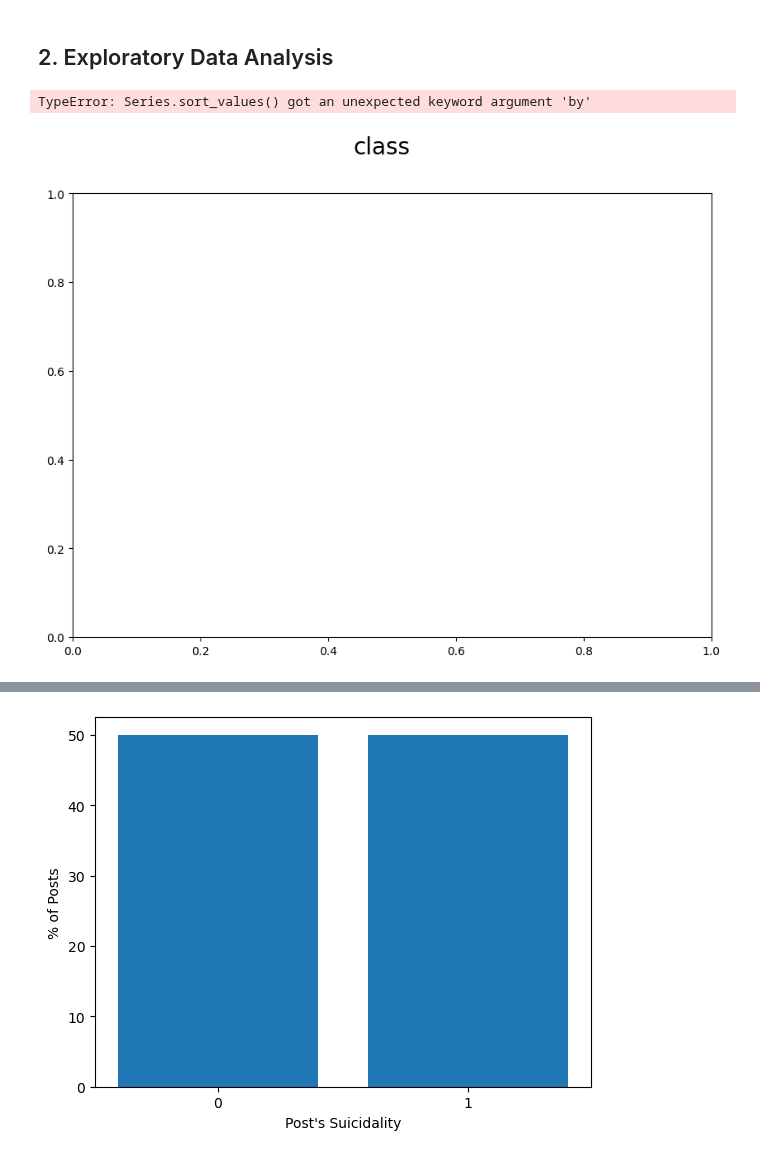
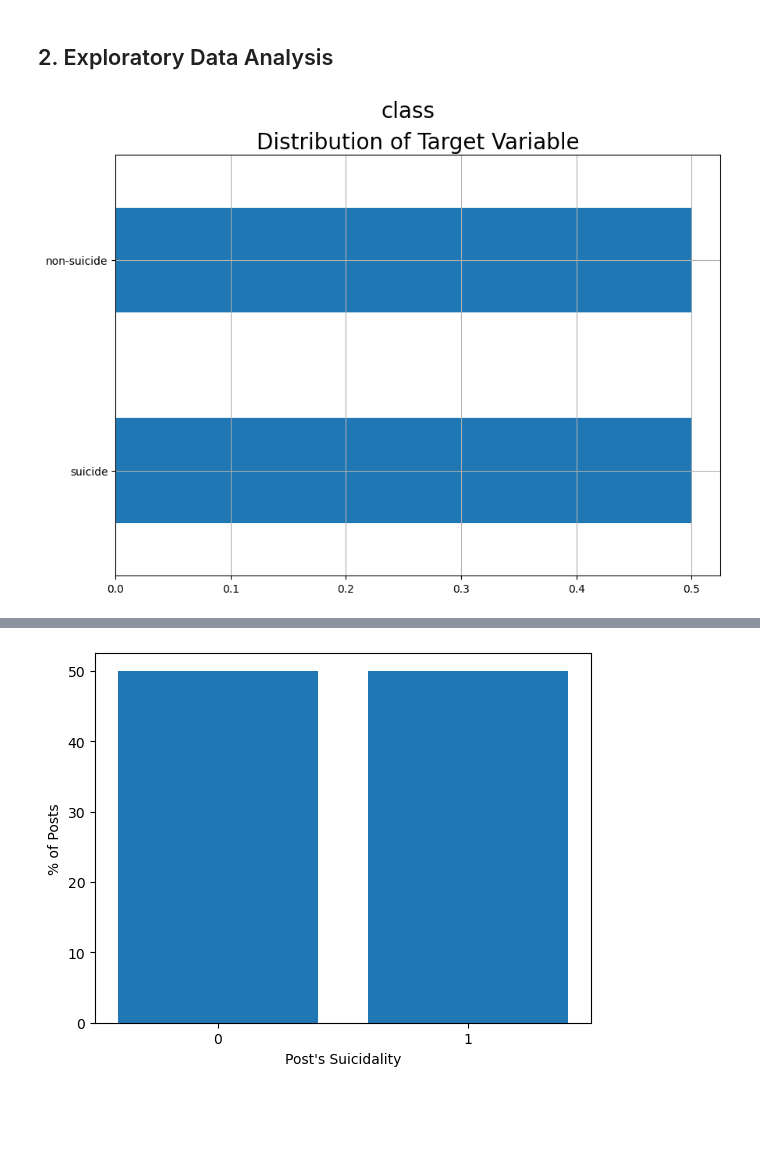
Before and after one commit to eugenebaraka/Predict-Suicidal-Ideation-on-Reddit, a Jupyter notebook: predict suicidal ideation/suicide-classification.ipynb, the cells around one changed output, grey strips where cells are left out. Cells and saved outputs as stored; diff of their text form; code cells hidden in the pictures; blank space fills up the shorter version.

```diff
--- a/predict suicidal ideation/suicide-classification.ipynb
+++ b/predict suicidal ideation/suicide-classification.ipynb
@@ -36,8 +36,8 @@ The dataset has two columns, both in correct data types and there are no missing
 # %% [markdown]
 ## 2. Exploratory Data Analysis
 # %%
-# Explore balance in target variable
-plot_distributions(reddit_data, x = 'class', top=None, figsize= (10, 7))
+## Plot target variable balance
+plot_distributions(data=reddit_data, x="class", figsize=(10,7), title= "Distribution of Target Variable",
+                    xlabel="%", normalize=True)
 # %% [output]
-TypeError: Series.sort_values() got an unexpected keyword argument 'by'
-[figure, old version]
+[figure, new version]
```
Also changed, not shown: parts of 5 cells of this notebook, 1 other file.
